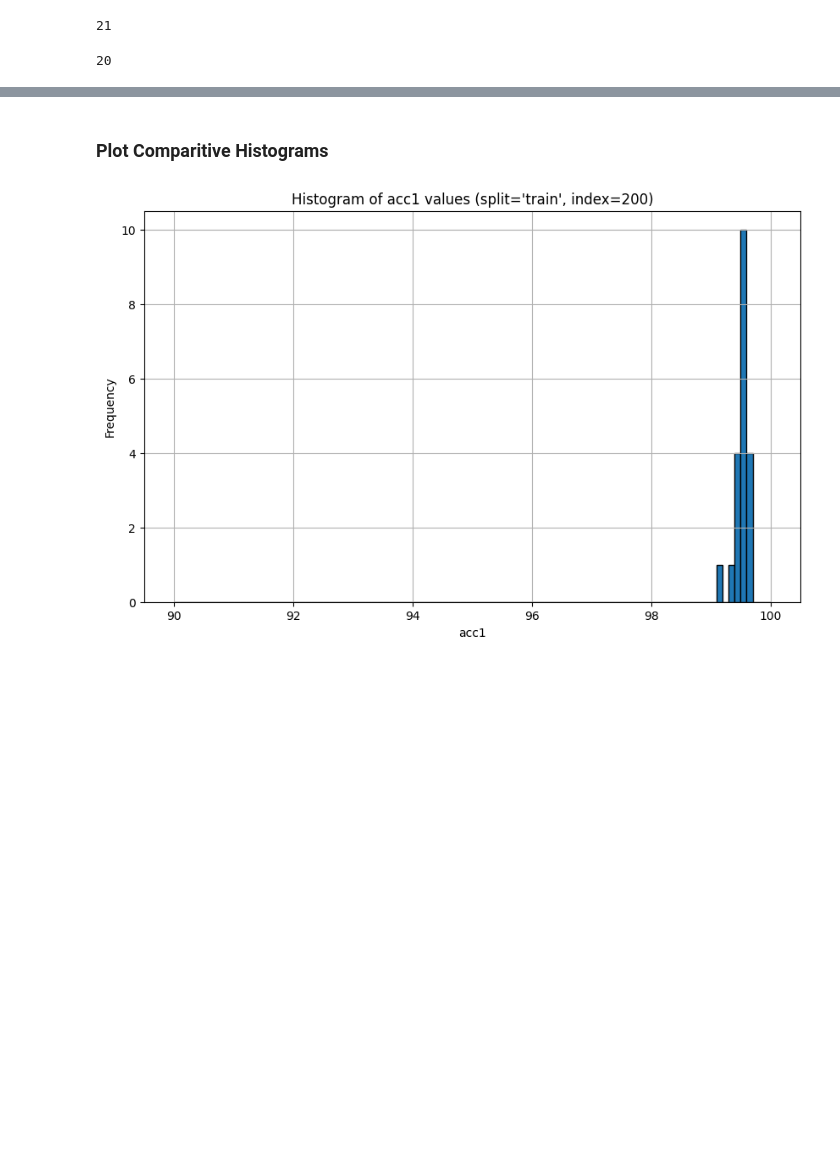
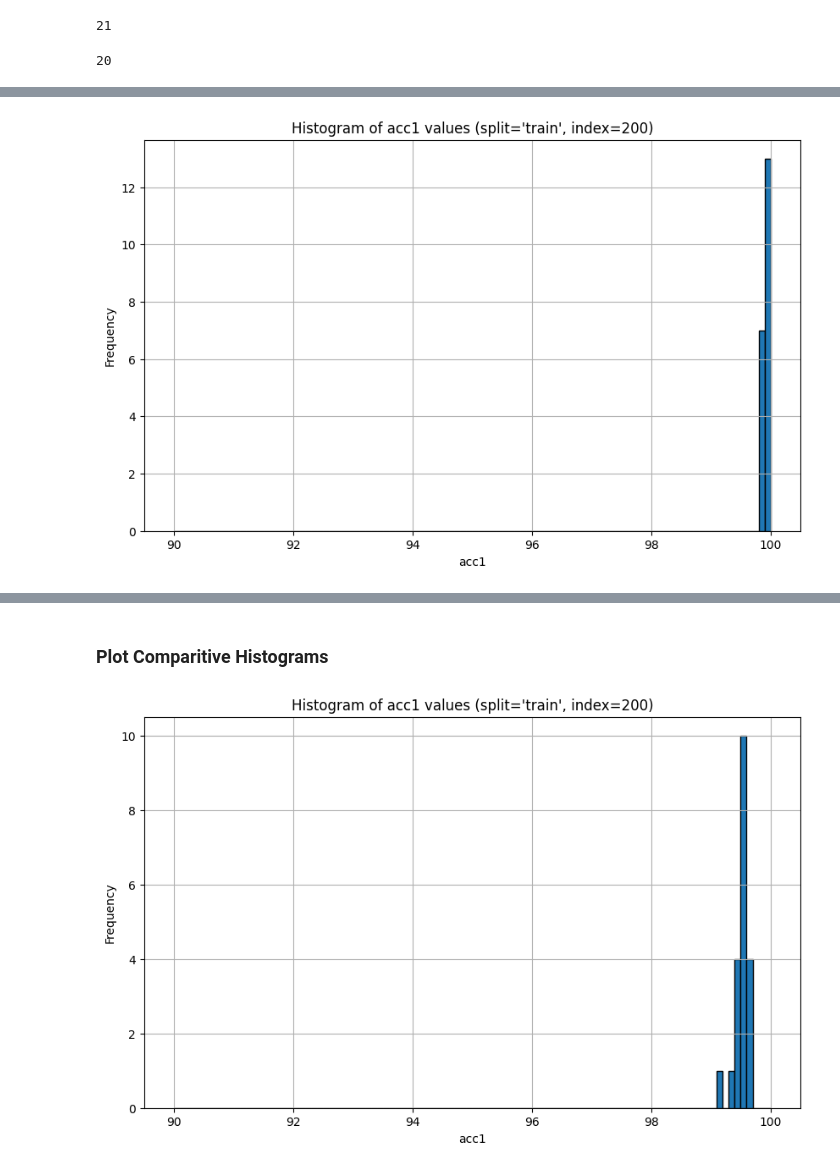
Before and after one commit to drothermel/dr_gen, a Jupyter notebook: notebooks/calc_metrics.ipynb, the cells around one changed output, grey strips where cells are left out. Saved outputs shown, nothing was run; the diff lists cells and outputs as text; code cells hidden in the pictures; blank space fills up the shorter version.

```diff
--- a/notebooks/calc_metrics.ipynb
+++ b/notebooks/calc_metrics.ipynb
@@ -289,3 +359,5 @@ higher_lr_random_runs = filter_parsed_runs(parsed_runs, lr=0.2, wd=1e-4, init="r
 len(higher_lr_random_runs)
 # %% [output]
 20
+# %%
+lower_lr_pretrained_runs = filter_parsed_runs(parsed_runs, lr=0.01, wd=1e-4, init="pretrained")
@@ -291,0 +384,4 @@ len(higher_lr_random_runs)
+# %%
+plot_acc1_histogram(lower_lr_pretrained_runs, 200, "train", (90.0, 100.0), 100)
+# %% [output]
+[figure, added]
```
Also changed, not shown: parts of 20 cells of this notebook.
